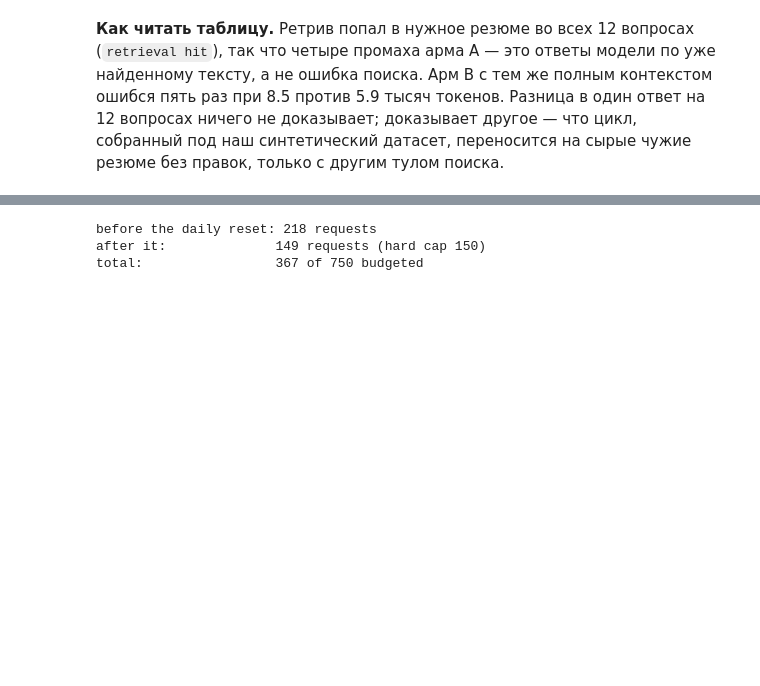
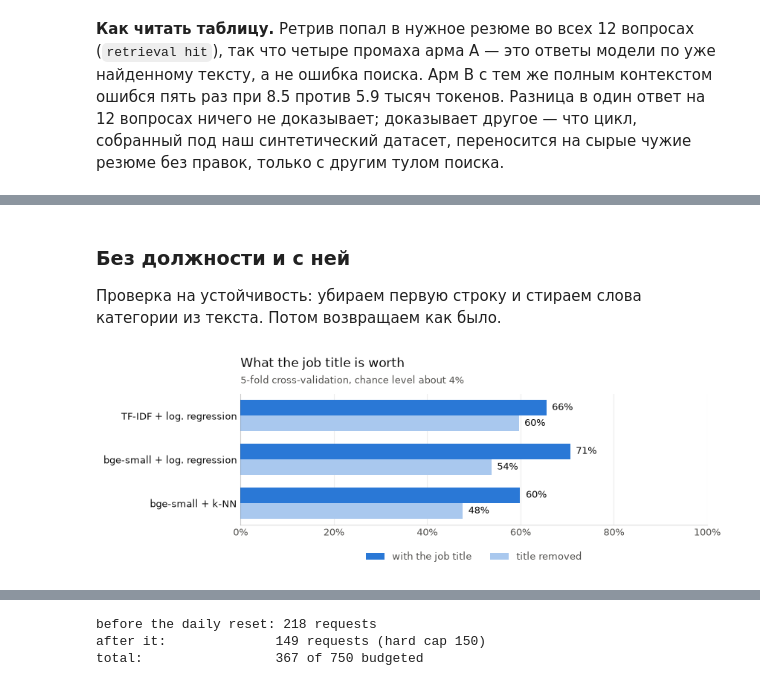
Before and after one commit to ananasDDA/cv-screener, a Jupyter notebook: research.ipynb, the cells around one changed output, grey strips where cells are left out. Cells and saved outputs as stored; diff of their text form; code cells hidden in the pictures; blank space fills up the shorter version.

```diff
--- a/research.ipynb
+++ b/research.ipynb
@@ -465,0 +498,8 @@ _ = plots.external_arms(jobresqa.accuracy_table(part3)) if part3 else print("no
+# %% [markdown]
+### Без должности и с ней
+
+Проверка на устойчивость: убираем первую строку и стираем слова категории из текста. Потом возвращаем как было.
+# %%
+plots.kaggle_title_effect(kg);
+# %% [output]
+[figure, added]
```
Also changed, not shown: parts of 16 cells of this notebook, 7 other files.
